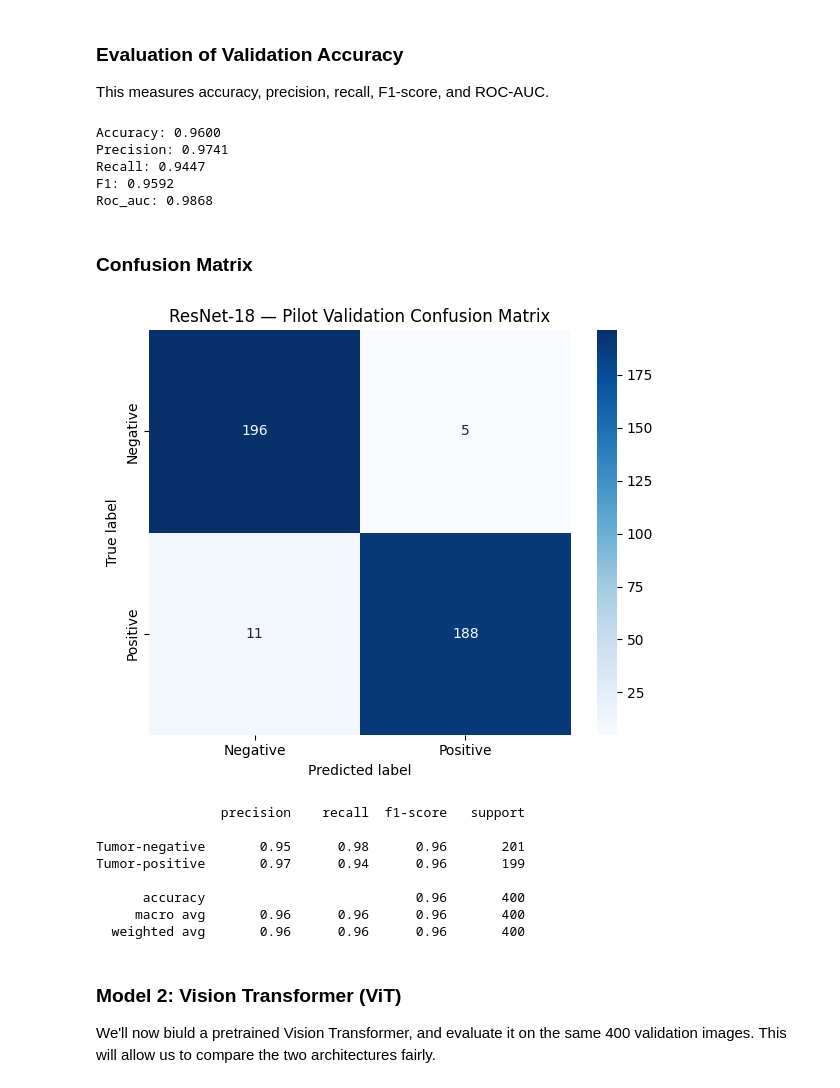
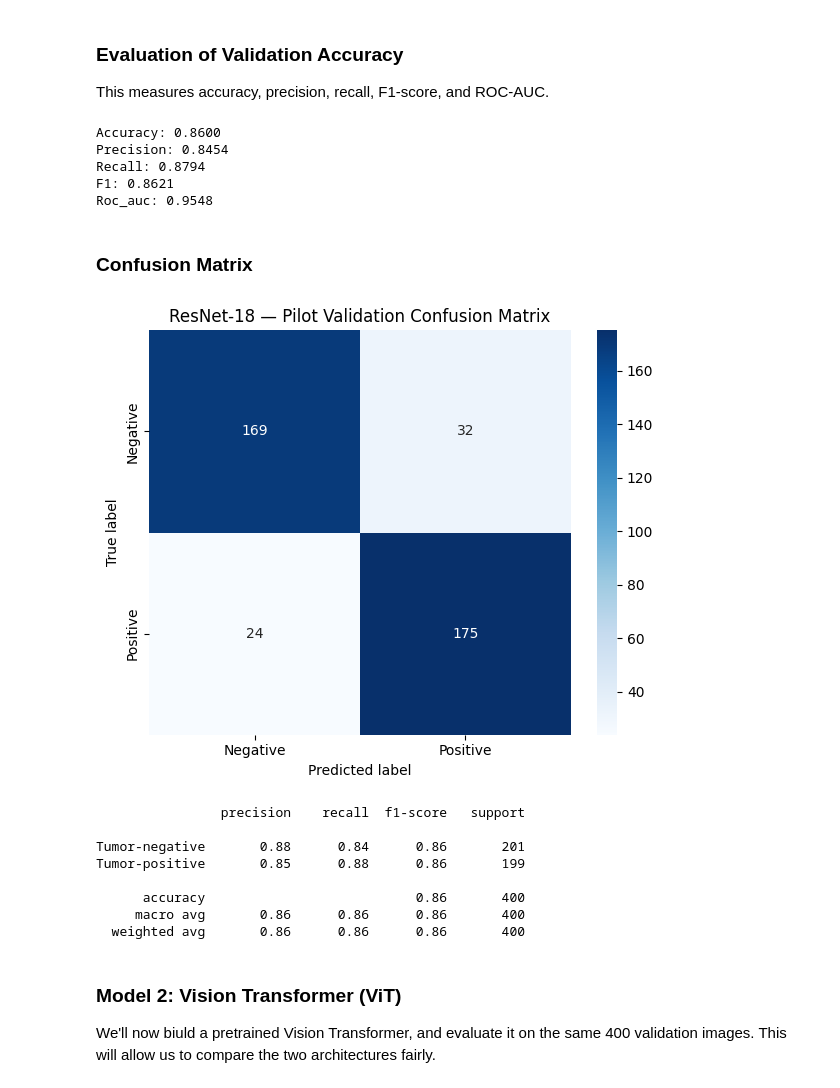
Before and after one commit to eriostre/Histopathology_image_classification, a Jupyter notebook: Histopathology_Image_Classification.ipynb, the cells around one changed output. Saved outputs shown, nothing was run; the diff lists cells and outputs as text; code cells hidden in the pictures.

```diff
--- a/Histopathology_Image_Classification.ipynb
+++ b/Histopathology_Image_Classification.ipynb
@@ -187,7 +174,7 @@ camelyonpatch_level_2_split_train_x.h5 — 7.25 GB
 # %%
 import h5py
 
-file_path = r"camelyonpatch_level_2_split_train_x.h5"
+file_path = r"datasets/camelyonpatch_level_2_split_train_x.h5"
 
 with h5py.File(file_path, "r") as f:
     for key in f.keys():
@@ -250,9 +237,6 @@ Number of labels: 262144
 Class counts: {np.uint8(0): np.int64(131072), np.uint8(1): np.int64(131072)}
 Counts match: True
 # %%
-x_file = DATA_FOLDER / "camelyonpatch_level_2_split_train_x.h5"
-y_file = DATA_FOLDER / "camelyonpatch_level_2_split_train_y.h5"
-
 rng = np.random.default_rng(42)
 indices = np.sort(rng.choice(262144, size=12, replace=False))
 
@@ -277,0 +264,27 @@ plt.show()
+# %%
+with h5py.File(y_file, "r") as f:
+    all_labels = f["y"][:].reshape(-1)
+
+rng = np.random.default_rng(42)
+
+# Select 2,000 images
+sample_indices = rng.choice(
+    len(all_labels),
+    size=2000,
+    replace=False
+)
+
+sample_labels = all_labels[sample_indices]
+
+# Split BEFORE training
+train_idx, val_idx = train_test_split(
+    sample_indices,
+    test_size=0.20,
+    random_state=42,
+    stratify=sample_labels
+)
+
+print("Training images:", len(train_idx))
+print("Validation images:", len(val_idx))
+
+print("Overlap:", len(set(train_idx) & set(val_idx)))
@@ -341,18 +359,18 @@ Image preprocessing defined.
 We'll use only 2,000 images to test the pipeline.
 # %%
 # Small reproducible subset for pipeline testing
-rng = np.random.default_rng(42)
-indices = np.sort(rng.choice(262144, size=2000, replace=False))
-
 dataset = PCamDataset(
     x_file,
     y_file,
-    indices=indices,
+    train_idx,
     transform=image_transform
 )
 
+resnet_val_dataset = PCamDataset(
+    x_file, y_file, val_idx, image_transform)
+
 loader = DataLoader(
-    dataset,
+    resnet_val_dataset,
     batch_size=32,
     shuffle=True,
     num_workers=0,
@@ -562,16 +530,16 @@ def evaluate_model(model, loader, device):
         "roc_auc": roc_auc_score(y_true, y_prob)
     }
 
-metrics = evaluate_model(resnet, val_loader, device)
+metrics = evaluate_model(resnet, loader, device)
 
 for name, value in metrics.items():
     print(f"{name.capitalize()}: {value:.4f}")
 # %% [output]
-Accuracy: 0.9600
-Precision: 0.9741
-Recall: 0.9447
-F1: 0.9592
-Roc_auc: 0.9868
+Accuracy: 0.8600
+Precision: 0.8454
+Recall: 0.8794
+F1: 0.8621
+Roc_auc: 0.9548
 # %% [markdown]
 ### Confusion Matrix
 # %%
@@ -579,46 +547,46 @@ resnet.eval()
 y_true, y_pred = [], []
 
 with torch.no_grad():
-    for images, labels in val_loader:
+    for images, labels in loader:
         images = images.to(device)
         predictions = resnet(images).argmax(dim=1).cpu().numpy()
 
         y_true.extend(labels.numpy())
         y_pred.extend(predictions)
 
 cm = confusion_matrix(y_true, y_pred)
 
 plt.figure(figsize=(6, 5))
 sns.heatmap(
     cm,
     annot=True,
     fmt="d",
     cmap="Blues",
     xticklabels=["Negative", "Positive"],
     yticklabels=["Negative", "Positive"]
 )
 plt.xlabel("Predicted label")
 plt.ylabel("True label")
 plt.title("ResNet-18 — Pilot Validation Confusion Matrix")
 plt.tight_layout()
 plt.show()
 
 print(classification_report(
     y_true,
     y_pred,
     target_names=["Tumor-negative", "Tumor-positive"],
     zero_division=0
 ))
 # %% [output]
-[figure, old version]
+[figure, new version]
                 precision    recall  f1-score   support
 
-Tumor-negative       0.95      0.98      0.96       201
-Tumor-positive       0.97      0.94      0.96       199
+Tumor-negative       0.88      0.84      0.86       201
+Tumor-positive       0.85      0.88      0.86       199
 
-      accuracy                           0.96       400
-     macro avg       0.96      0.96      0.96       400
-  weighted avg       0.96      0.96      0.96       400
+      accuracy                           0.86       400
+     macro avg       0.86      0.86      0.86       400
+  weighted avg       0.86      0.86      0.86       400
 # %% [markdown]
 ### Model 2: Vision Transformer (ViT)
 
```
Also changed, not shown: parts of 24 cells of this notebook.
